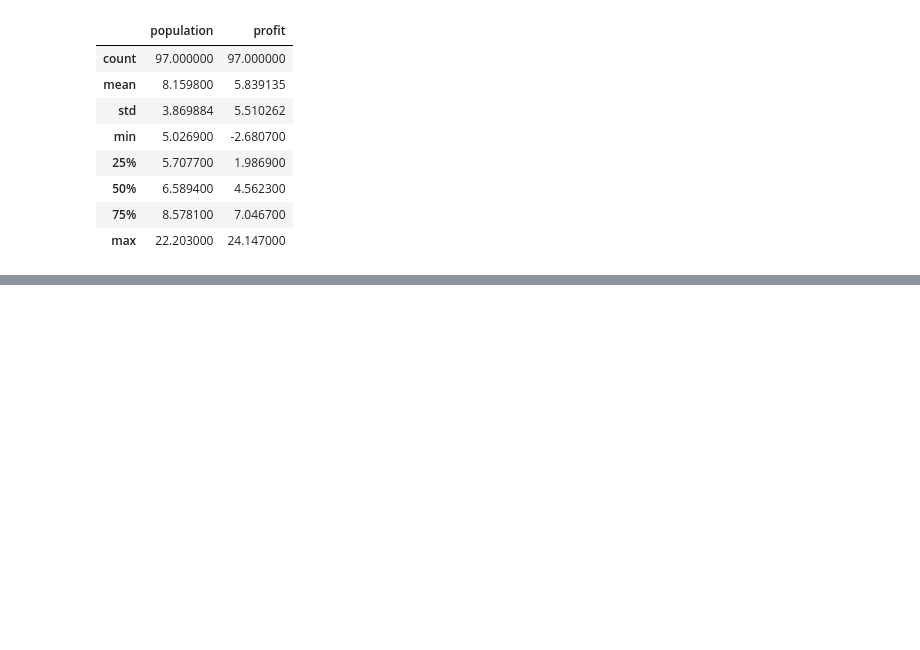
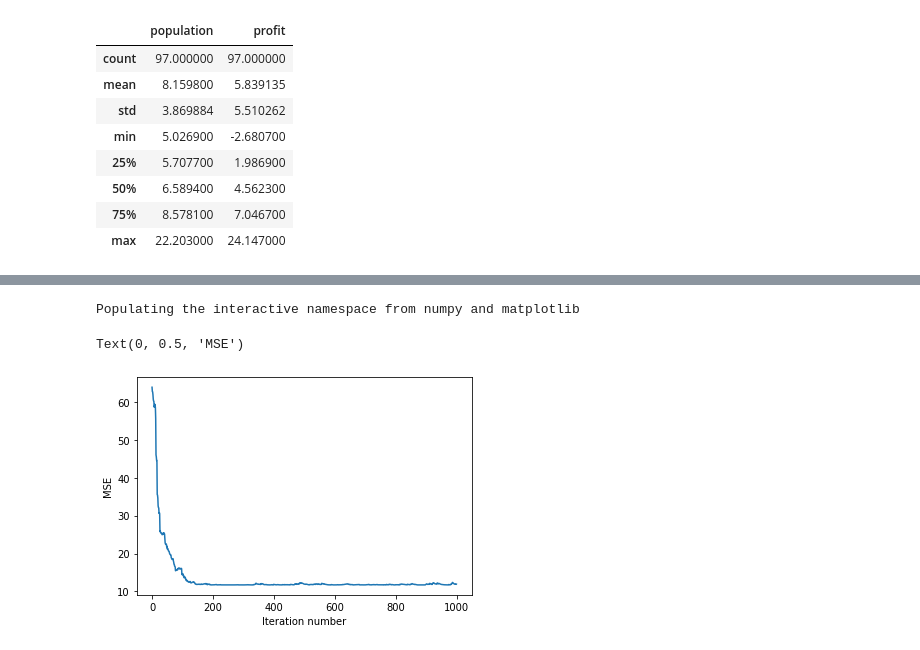
Before and after one commit to nikage/ds-and-ml-course, a Jupyter notebook: task1 2/linear_regression-task1-2.ipynb, the cells around one changed output, grey strips where cells are left out. Cells and saved outputs as stored; diff of their text form; code cells hidden in the pictures; blank space fills up the shorter version.

```diff
--- a/task1 2/linear_regression-task1-2.ipynb
+++ b/task1 2/linear_regression-task1-2.ipynb
@@ -105,0 +111,48 @@ errors[-1]
+# %%
+X = np.array(data.values[:,0:1])
+y = np.array(data.values[:,1])
+# %%
+def stochastic_gradient_step(X, y, w, train_ind, eta=0.01):
+    return w + 2 * eta/X.shape[0] * X[train_ind] * (y[train_ind] - linear_prediction(X[train_ind], w))
+# %%
+def stochastic_gradient_descent(X, y, w_init, eta=1e-2, max_iter=1e4,
+                                min_weight_dist=1e-8, seed=42, verbose=False):
+    # Инициализируем расстояние между векторами весов на соседних
+    # итерациях большим числом.
+    weight_dist = np.inf
+    # Инициализируем вектор весов
+    w = w_init
+    # Сюда будем записывать ошибки на каждой итерации
+    errors = []
+    # Счетчик итераций
+    iter_num = 0
+    # Будем порождать псевдослучайные числа
+    # (номер объекта, который будет менять веса), а для воспроизводимости
+    # этой последовательности псевдослучайных чисел используем seed.
+    np.random.seed(seed)
+
+    # Основной цикл
+    while weight_dist > min_weight_dist and iter_num < max_iter:
+        # порождаем псевдослучайный
+        # индекс объекта обучающей выборки
+        random_ind = np.random.randint(X.shape[0])
+
+        w_new = stochastic_gradient_step(X, y, w, random_ind, eta)
+        weight_dist = np.linalg.norm(w-w_new)
+        w = w_new
+        errors.append(mse(y, linear_prediction(X, w)))
+        iter_num += 1
+
+
+    return w, errors
+# %%
+stoch_grad_desc_weights, stoch_errors_by_iter = stochastic_gradient_descent(X, y, np.zeros(X.shape[1]),max_iter=1e3)
+# %%
+%pylab inline
+plot(range(len(stoch_errors_by_iter)), stoch_errors_by_iter)
+xlabel('Iteration number')
+ylabel('MSE')
+# %% [output]
+Populating the interactive namespace from numpy and matplotlib
+Text(0, 0.5, 'MSE')
+[figure, added]
```
Also changed, not shown: parts of 7 cells of this notebook, 1 other file.
